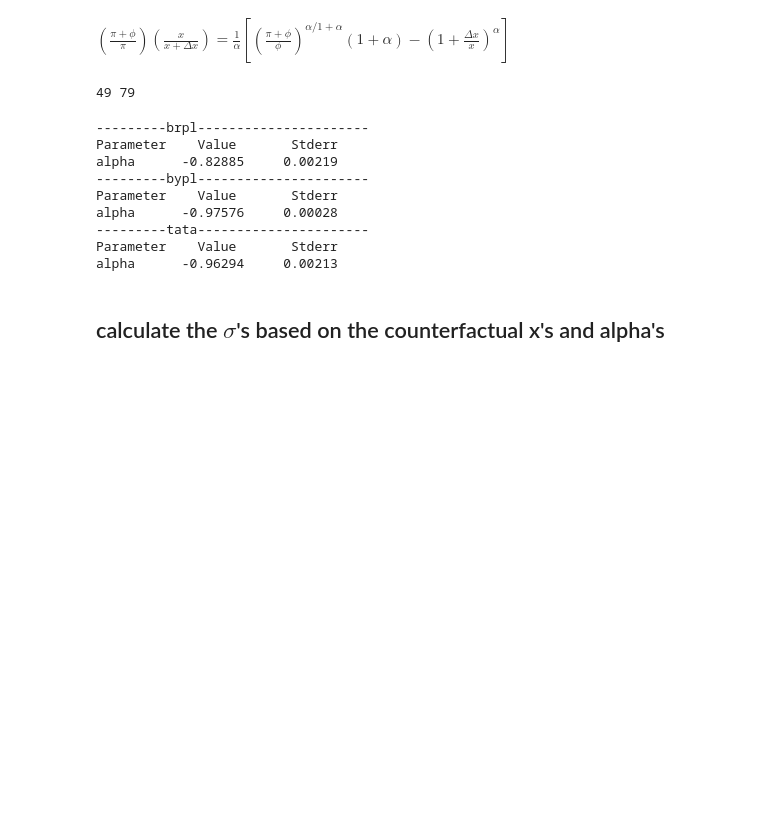
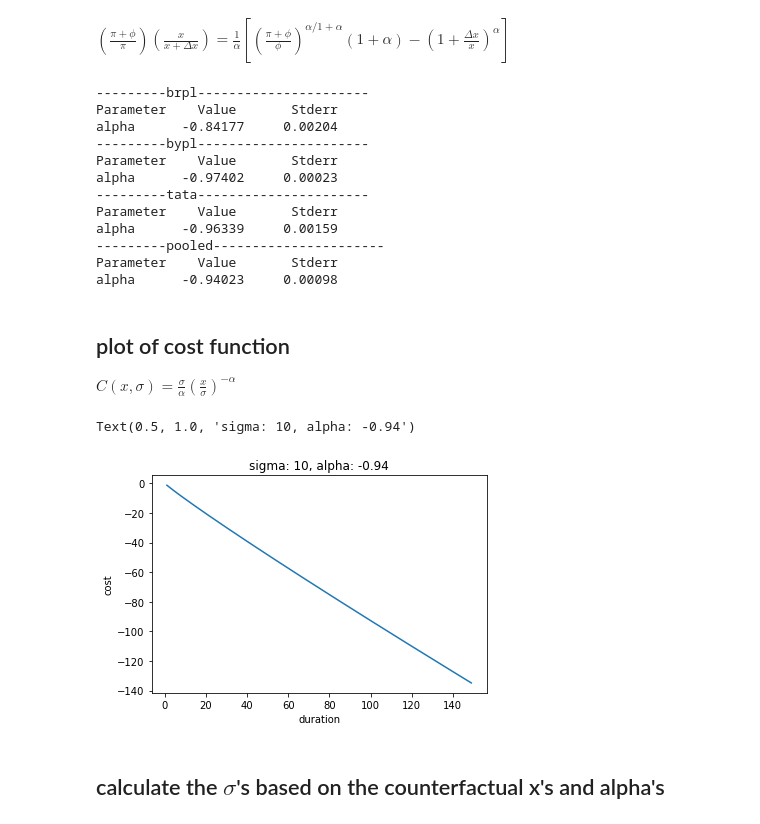
Before and after one commit to paulaleoni/delhi_outages, a Jupyter notebook: src/outage_model_estimation.ipynb, the cells around one changed output. Drawn from its saved outputs; the diff is of its cells as text; code cells hidden in the pictures; blank space fills up the shorter version.

```diff
--- a/src/outage_model_estimation.ipynb
+++ b/src/outage_model_estimation.ipynb
@@ -71,10 +72,6 @@ median pi: 44.44444444444444
 non-linear least squares; focus on bunching around 60
 # %% [markdown]
 $ (\frac{\pi + \phi}{\pi}) (\frac{x}{x + \Delta x}) = \frac{1}{\alpha} [(\frac{\pi + \phi}{\phi})^{\alpha / 1+\alpha} (1+\alpha) - (1 + \frac{\Delta x}{x})^{\alpha}]$
-# %%
-print(z_lower60, missing60)
-# %% [output]
-49 79
 # %%
 # code source: https://lmfit.github.io/lmfit-py/fitting.html
 
@@ -109,7 +110,7 @@ for f in data.discom.unique():
 
 #print(alphas)
 # %%
-for f in data.discom.unique():
+for f in bunching:
     out = alphas[f]['output']
     print(f'---------{f}----------------------')
     print('Parameter    Value       Stderr')
@@ -118,19 +119,48 @@ for f in data.discom.unique():
 # %% [output]
 ---------brpl----------------------
 Parameter    Value       Stderr
-alpha      -0.82885     0.00219
+alpha      -0.84177     0.00204
 ---------bypl----------------------
 Parameter    Value       Stderr
-alpha      -0.97576     0.00028
+alpha      -0.97402     0.00023
 ---------tata----------------------
 Parameter    Value       Stderr
-alpha      -0.96294     0.00213
+alpha      -0.96339     0.00159
+---------pooled----------------------
+Parameter    Value       Stderr
+alpha      -0.94023     0.00098
 # %%
 # create new column alpha and assign values
 data['alpha'] = 0
-for f in data.discom.unique():
+for f in alphas:
     alpha = alphas[f]['value']
-    data.loc[data.discom == f, 'alpha'] = alpha
+    if f in data.discom.unique():
+        column = 'alpha'
+        data.loc[data.discom == f, column] = alpha
+    else:
+        column = f'alpha_{f}'
+        data[column] = alpha
+# %% [markdown]
+## plot of cost function
+$C(x,\sigma) = \frac{\sigma}{\alpha} (\frac{x}{\sigma})^{-\alpha}$
+# %%
+# fix sigma
+sigma = 10
+# set alpha
+alpha = alphas['pooled']['value']
+
+x = np.arange(1,150)
+
+costs = [tools.C(z, sigma, alpha) for z in x]
+
+fig, ax = plt.subplots()
+ax.plot(x,costs)
+ax.set_xlabel('duration')
+ax.set_ylabel('cost')
+ax.set_title(f'sigma: {sigma}, alpha: {np.round(alpha,2)}')
+# %% [output]
+Text(0.5, 1.0, 'sigma: 10, alpha: -0.94')
+[figure, added]
 # %% [markdown]
 ## calculate the $\sigma$'s based on the counterfactual x's and alpha's
 # %% [markdown]
```
Also changed, not shown: parts of 3 cells of this notebook, 3 other files.
